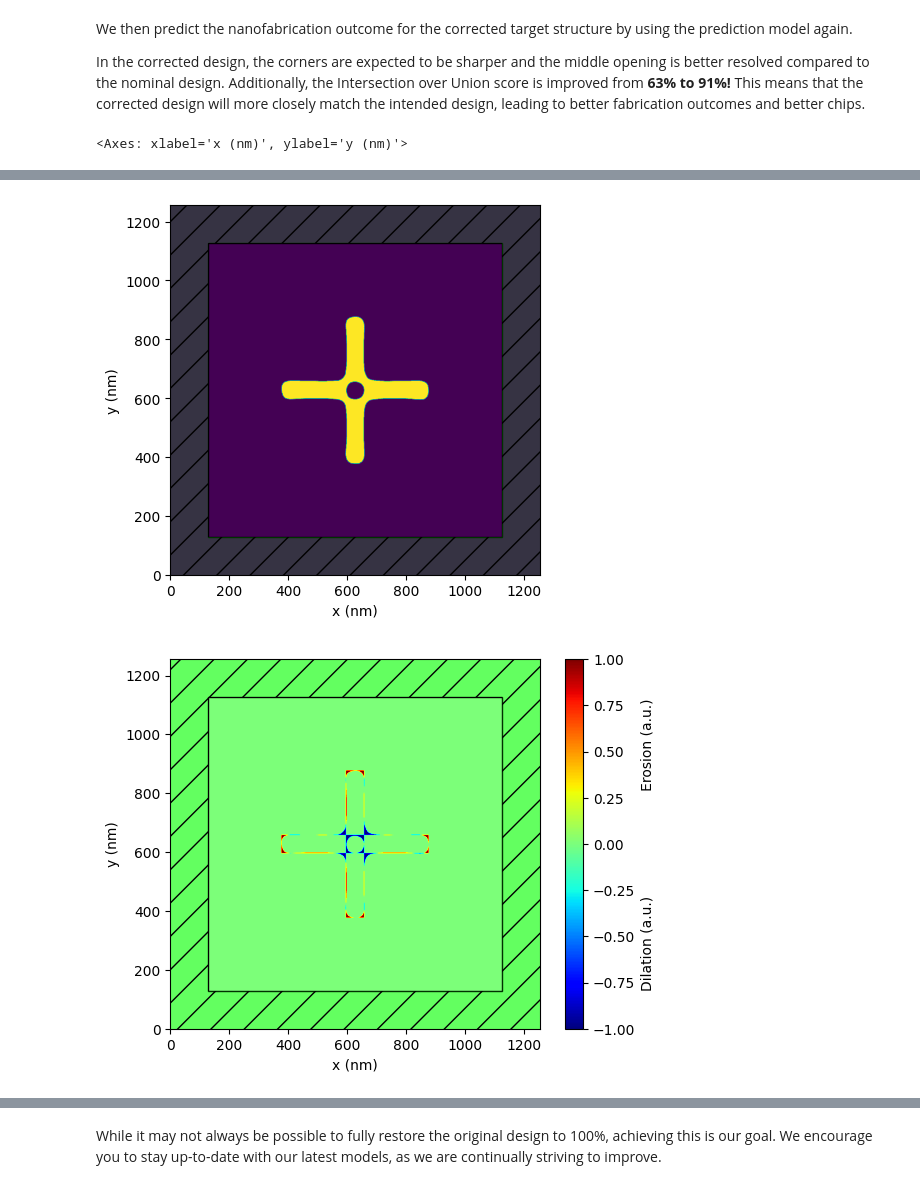
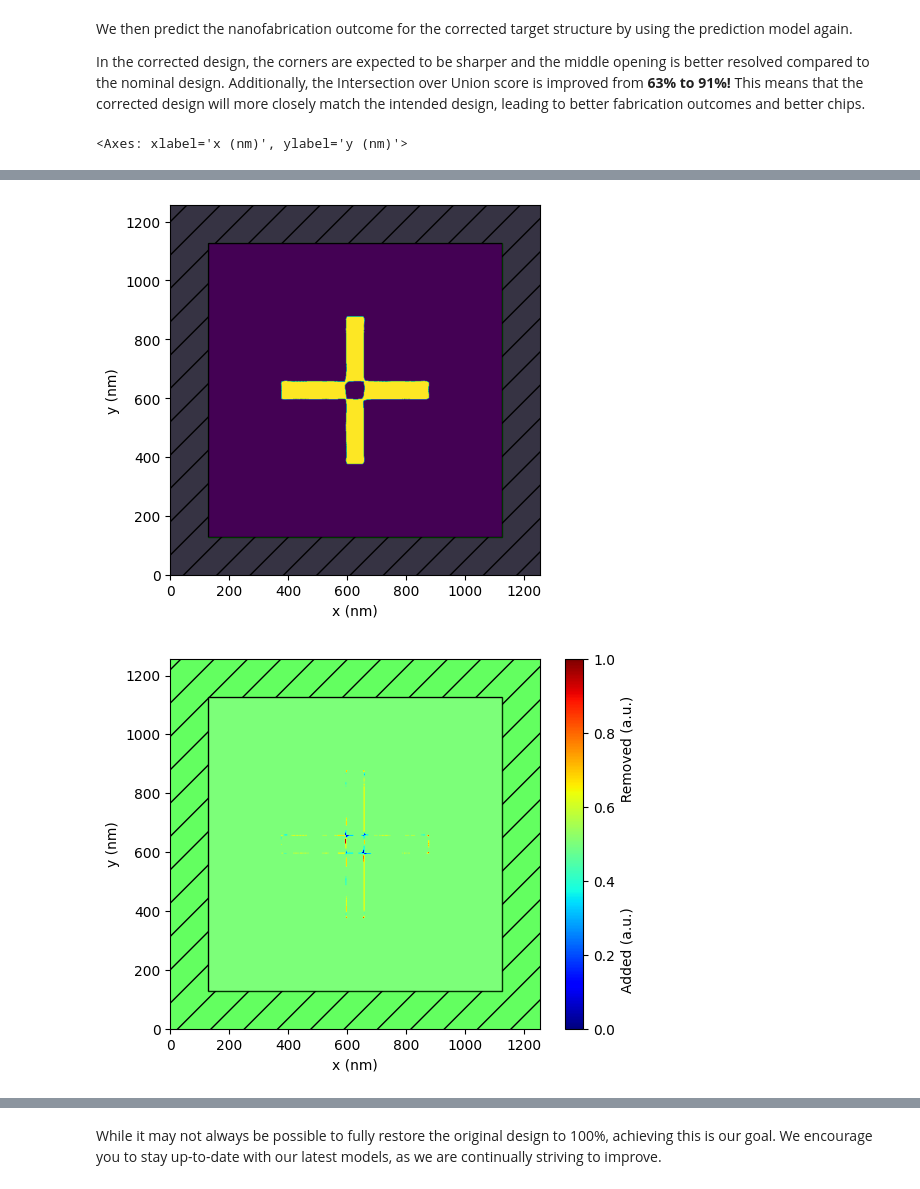
Before and after one commit to PreFab-Photonics/PreFab, a Jupyter notebook: docs/examples/2_correction.ipynb, the cells around one changed output, grey strips where cells are left out. Drawn from its saved outputs; the diff is of its cells as text; code cells hidden in the pictures.

Commit message:
Update notebooks for new model class

```diff
--- a/docs/examples/2_correction.ipynb
+++ b/docs/examples/2_correction.ipynb
@@ -33,9 +33,8 @@ We proceed with the correction of the device for a specific fabrication model. E
 # %% [markdown]
 > **Note:** Initial prediction/correction may take longer due to server startup and model loading. Subsequent predictions should be quicker.
 # %%
-MODEL_NAME = "ANT_NanoSOI"
-MODEL_TAGS = "v7-d9"
-correction = device.correct(model_name=MODEL_NAME, model_tags=MODEL_TAGS)
+MODEL_NAME = "ANT_NanoSOI_ANF1_d9"
+correction = device.correct(model=pf.models[MODEL_NAME])
 correction.plot()
 # %% [output]
 <Axes: xlabel='x (nm)', ylabel='y (nm)'>
@@ -54,7 +53,7 @@ We then predict the nanofabrication outcome for the corrected target structure b
 
 In the corrected design, the corners are expected to be sharper and the middle opening is better resolved compared to the nominal design. Additionally, the Intersection over Union score is improved from **63% to 91%!** This means that the corrected design will more closely match the intended design, leading to better fabrication outcomes and better chips.
 # %%
-outcome = correction.predict(model_name=MODEL_NAME, model_tags=MODEL_TAGS)
+outcome = correction.predict(model=pf.models[MODEL_NAME])
 outcome_bin = outcome.binarize()
 
 outcome.plot()
@@ -66,5 +65,5 @@ outcome_bin.plot_compare(ref_device=device)
-[figure, old version]
+[figure, new version]
-[figure, old version]
+[figure, new version]
 # %%
 print(f"Corrected IoU: {pf.compare.intersection_over_union(device, outcome_bin):.2f}")
 # %% [output]
```
Also changed, not shown: parts of 4 cells of this notebook, 1 other file.
